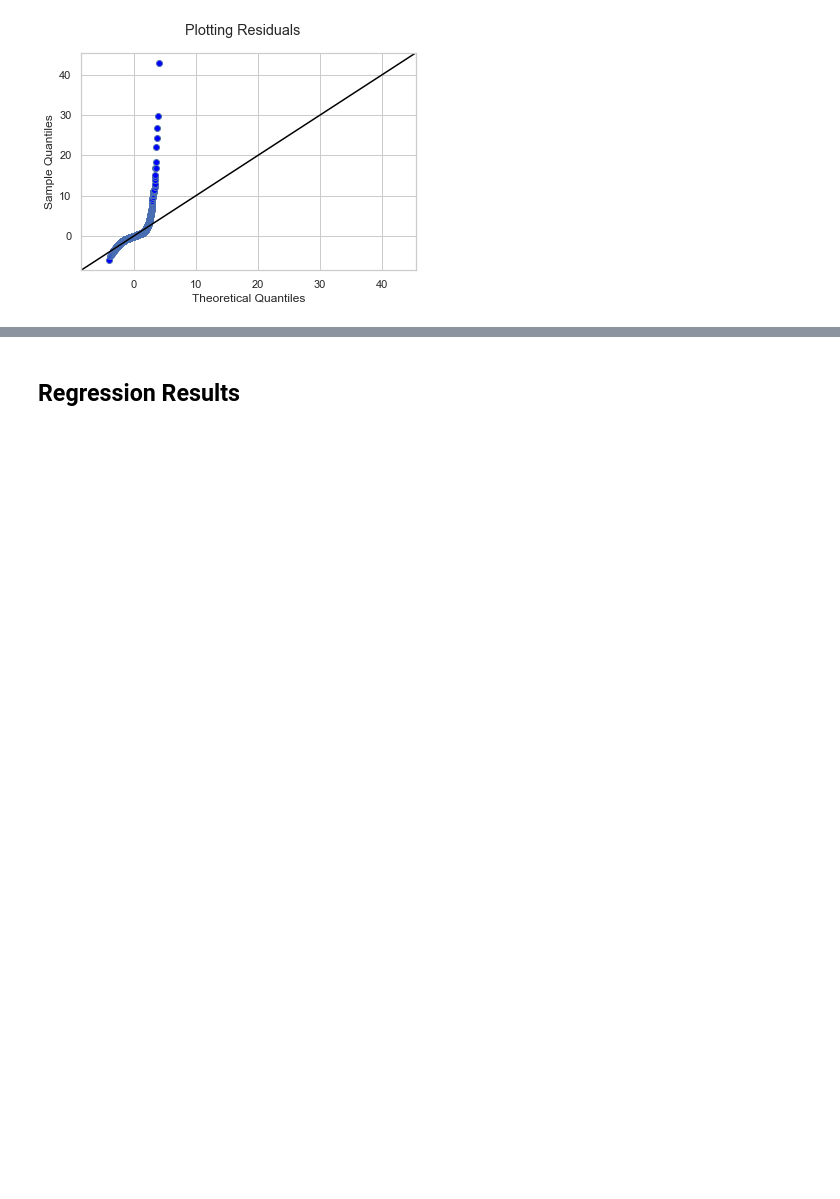
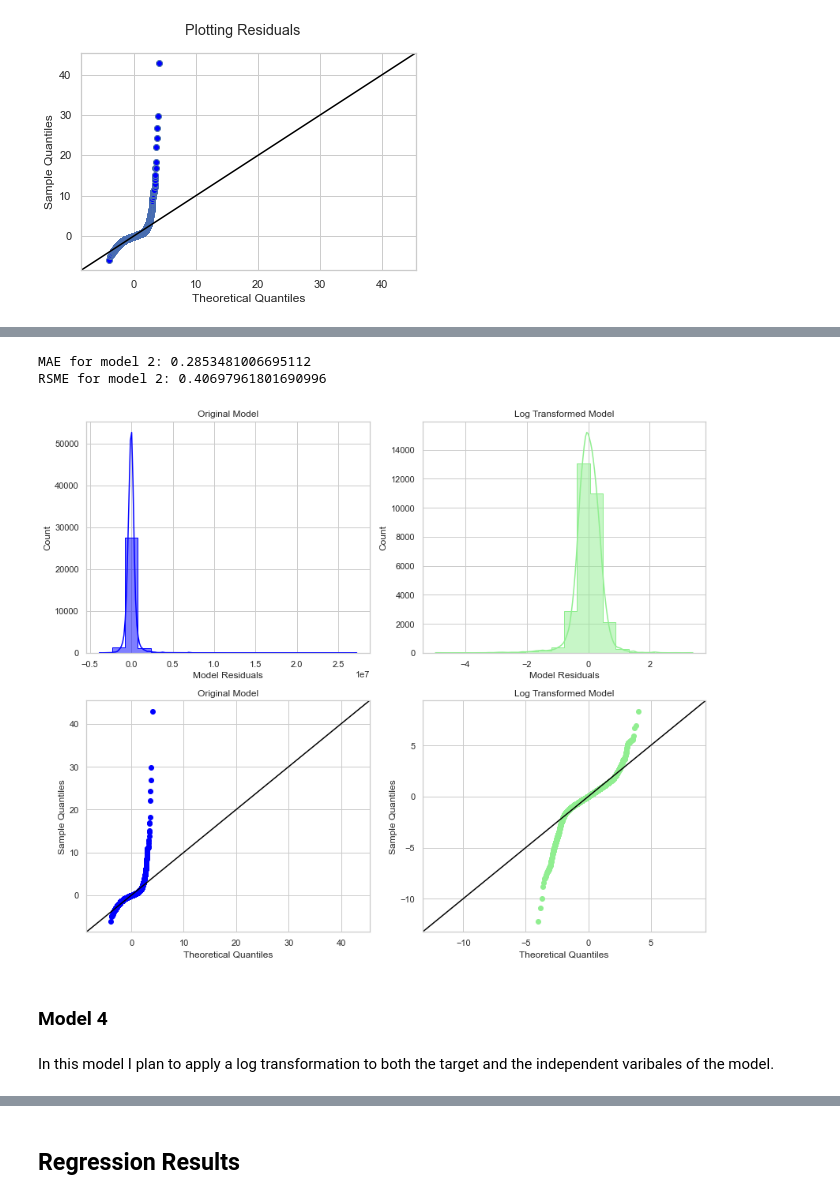
Before and after one commit to ldwilker10/Phase2_Project, a Jupyter notebook: Rough_Draft_Notebook.ipynb, the cells around one changed output, grey strips where cells are left out. Drawn from its saved outputs; the diff is of its cells as text; code cells hidden in the pictures; blank space fills up the shorter version.

Commit message:
applied log transformations for models 3 and 4?

```diff
--- a/Rough_Draft_Notebook.ipynb
+++ b/Rough_Draft_Notebook.ipynb
@@ -782,0 +785,11 @@ fig.suptitle("Plotting Residuals");
+# %%
+# Applying log tranformations to our target variable of price
+
+y_log1 = np.log(kc_baseline2["price"])
+
+X_baseline2 = kc_baseline2.drop(['price'], axis=1)
+
+log_model1= sm.OLS(y_log1, sm.add_constant(X_baseline2))
+price_log_model = log_model1.fit()
+
+print(price_log_model.summary())
@@ -782,0 +814,38 @@ fig.suptitle("Plotting Residuals");
+# %%
+y_log1_preds = price_log_model.predict(sm.add_constant(X_baseline2))
+# use fitted model to generate predictions for y
+print(f"MAE for model 2: {mean_absolute_error(y_log1, y_log1_preds)}")
+print(f"RSME for model 2: {mean_squared_error(y_log1, y_log1_preds, squared=False)}")
+# %% [output]
+MAE for model 2: 0.2853481006695112
+RSME for model 2: 0.40697961801690996
+# %%
+# Set up plot and properties of two models
+fig, axes = plt.subplots(nrows=2, ncols=2, figsize=(12,10))
+resids = [residuals, price_log_model.resid]
+labels = ["Original Model", "Log Transformed Model"]
+colors = ["blue", "lightgreen"]
+
+# Plot histograms
+for index, ax in enumerate(axes[0]):
+    sns.histplot(resids[index], bins=20, element="step", kde=True, color=colors[index], ax=ax)
+    ax.set_xlabel("Model Residuals")
+    ax.set_title(labels[index])
+
+# Plot Q-Q plots
+for index, ax in enumerate(axes[1]):
+    sm.graphics.qqplot(resids[index], dist=stats.norm, line='45', fit=True, ax=ax)
+    scatter = ax.lines[0]
+    line = ax.lines[1]
+    scatter.set_markeredgecolor(colors[index])
+    scatter.set_markerfacecolor(colors[index])
+    line.set_color("black")
+    ax.set_title(labels[index])
+
+fig.tight_layout()
+# %% [output]
+[figure, added]
+# %% [markdown]
+### Model 4
+# %% [markdown]
+In this model I plan to apply a log transformation to both the target and the independent varibales of the model.
```
Also changed, not shown: parts of 13 cells of this notebook.
